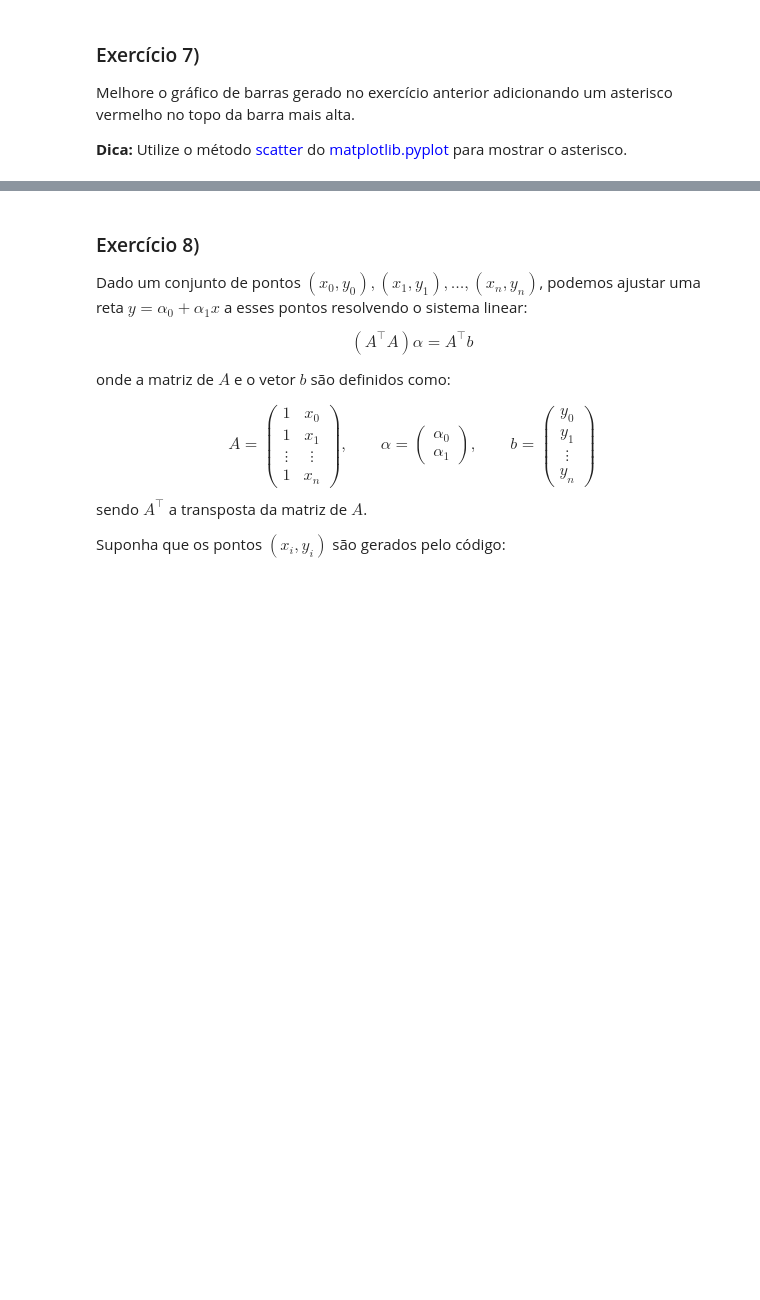
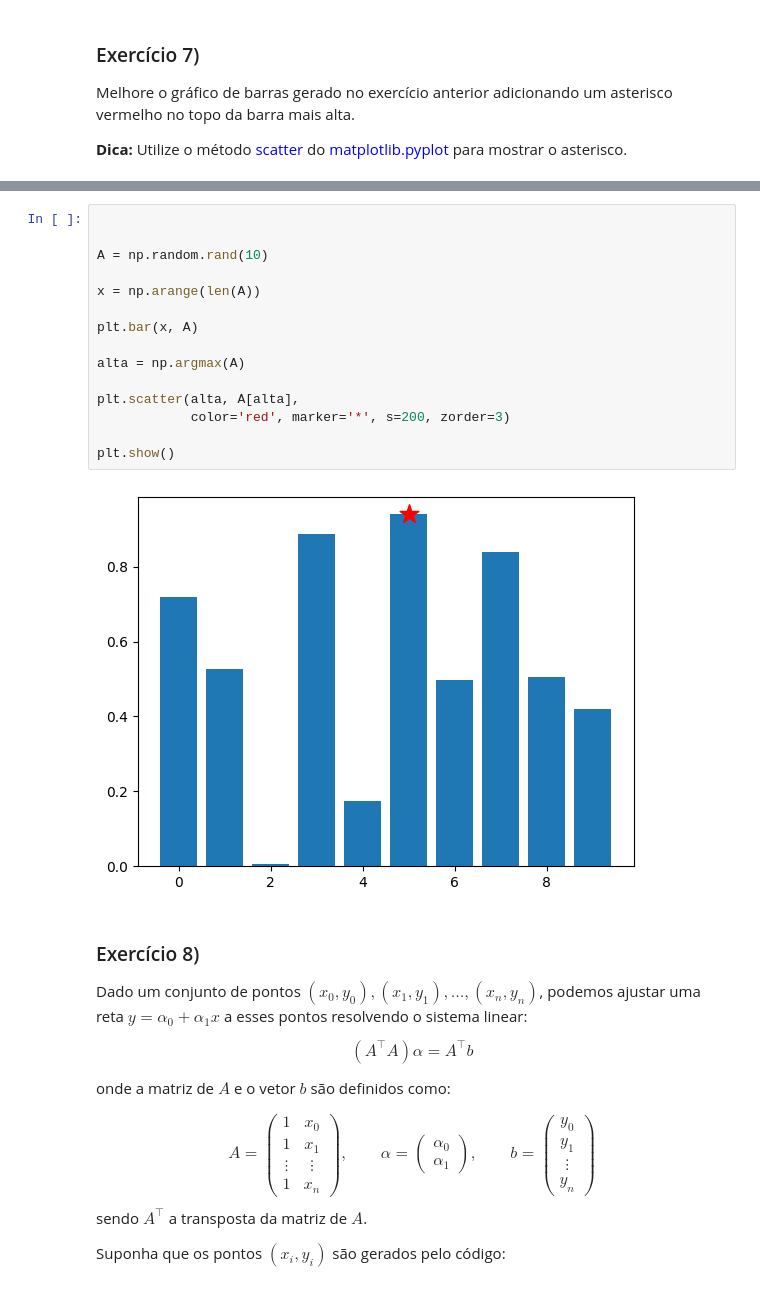
Before and after one commit to Biangelica/Data-Science-MBA-CEMEAI, a Jupyter notebook: Programação para ciência de dados/Aula 5/ Numpy_II_e_Matplotlib_exercicios.ipynb, the cells around one changed output, grey strips where cells are left out. Cells and saved outputs as stored; diff of their text form; blank space fills up the shorter version.

```diff
--- a/Programação para ciência de dados/Aula 5/ Numpy_II_e_Matplotlib_exercicios.ipynb
+++ b/Programação para ciência de dados/Aula 5/ Numpy_II_e_Matplotlib_exercicios.ipynb
@@ -196,3 +199,20 @@ __Dica:__ Utilize o método <font color='blue'>scatter</font> do <font color='bl
+# %%
+
+
+A = np.random.rand(10)
+
+x = np.arange(len(A))
+
+plt.bar(x, A)
+
+alta = np.argmax(A)
+
+plt.scatter(alta, A[alta],
+            color='red', marker='*', s=200, zorder=3)
+
+plt.show()
+# %% [output]
+[figure, added]
 # %% [markdown]
 ### Exercício 8)
 Dado um conjunto de pontos $(x_0,y_0),(x_1,y_1),\ldots,(x_n,y_n)$, podemos ajustar uma reta $y=\alpha_0+\alpha_1 x$ a esses pontos resolvendo o sistema linear:
```
Also changed, not shown: parts of 9 cells of this notebook.
